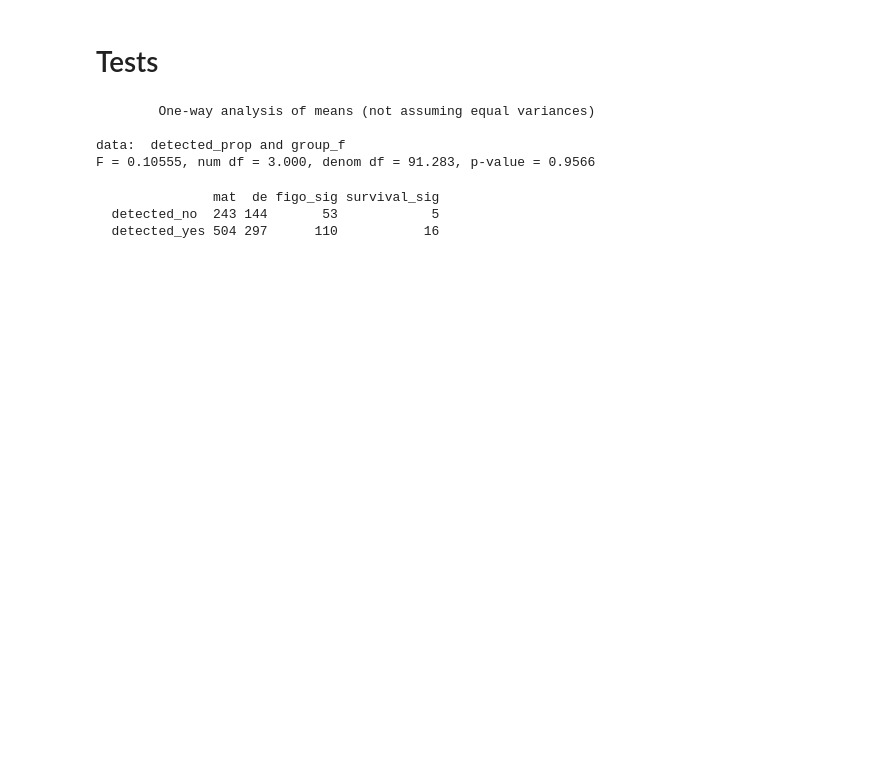
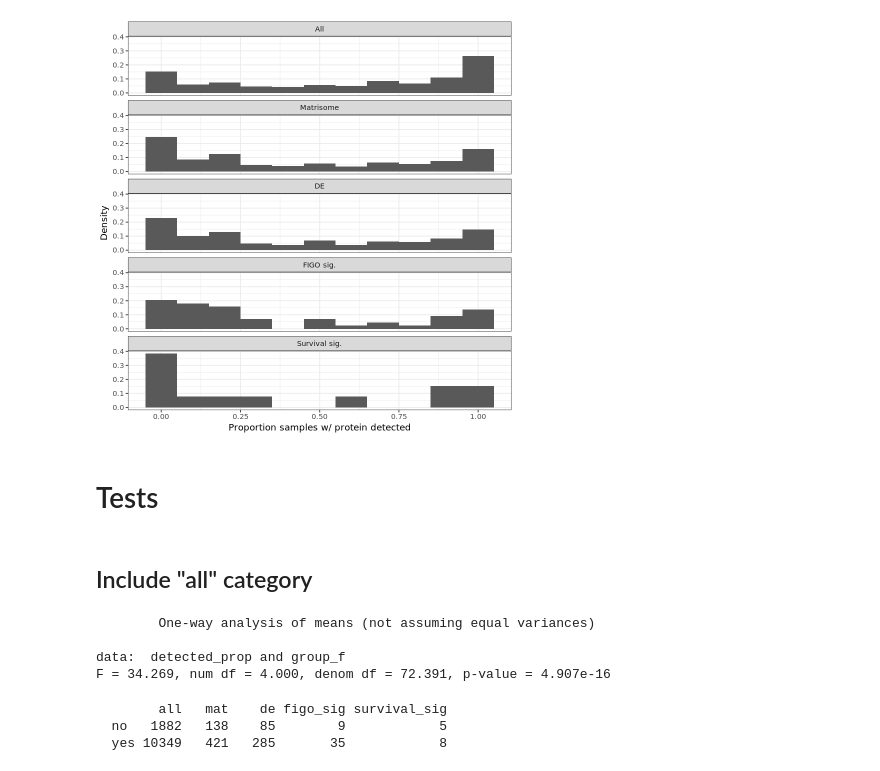
Before and after one commit to fogg-lab/characterizing-ecm-transcriptome-of-endometriosis, a Jupyter notebook: meta_analysis/protein_meta.ipynb, the cells around one changed output. Cells and saved outputs as stored; diff of their text form; code cells hidden in the pictures; blank space fills up the shorter version.

```diff
--- a/meta_analysis/protein_meta.ipynb
+++ b/meta_analysis/protein_meta.ipynb
@@ -128,19 +206,30 @@ sig_mat_path_pivot_df <- mat_path_pivot_df %>%
+# %%
+bin_wid <- 0.1
+ggplot(aes(x = detected_prop), data = sig_pivot_stat_df) +
+    geom_histogram(aes(y = ..density.. * bin_wid), position = , binwidth = bin_wid) +
+    facet_wrap(~ group_f, nrow = 5, labeller = as_labeller(c("all" = "All", "mat" = "Matrisome", "de" = "DE", "figo_sig" = "FIGO sig.", "survival_sig" = "Survival sig."))) +
+    theme_bw() +
+labs(x = "Proportion samples w/ protein detected", y = "Density")
+# %% [output]
+[figure, added]
 # %% [markdown]
 # Tests
+# %% [markdown]
+## Include "all" category
 # %%
-oneway.test(detected_prop ~ group_f, data = sig_mat_path_pivot_df)
+oneway.test(detected_prop ~ group_f, data = sig_pivot_stat_df)
 # %% [output]
         One-way analysis of means (not assuming equal variances)
 
 data:  detected_prop and group_f
-F = 0.10555, num df = 3.000, denom df = 91.283, p-value = 0.9566
+F = 34.269, num df = 4.000, denom df = 72.391, p-value = 4.907e-16
 # %%
-det_tab <- table(sig_mat_path_pivot_df$detected_f, sig_mat_path_pivot_df$group_f)
+det_tab <- table(sig_pivot_stat_df$detected_f, sig_pivot_stat_df$group_f)
 det_tab
 # %% [output]
-               mat  de figo_sig survival_sig
-  detected_no  243 144       53            5
-  detected_yes 504 297      110           16
+        all   mat    de figo_sig survival_sig
+  no   1882   138    85        9            5
+  yes 10349   421   285       35            8
 # %%
 chisq.test(det_tab)
 # %% [output]
```
Also changed, not shown: parts of 19 cells of this notebook, 1 other file.
